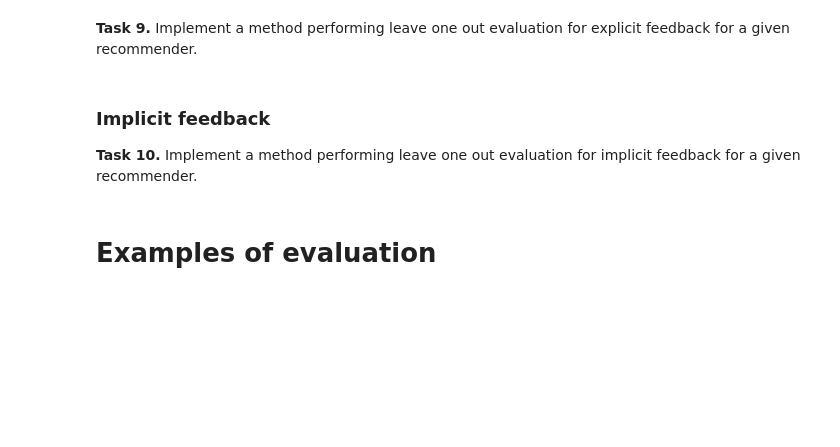
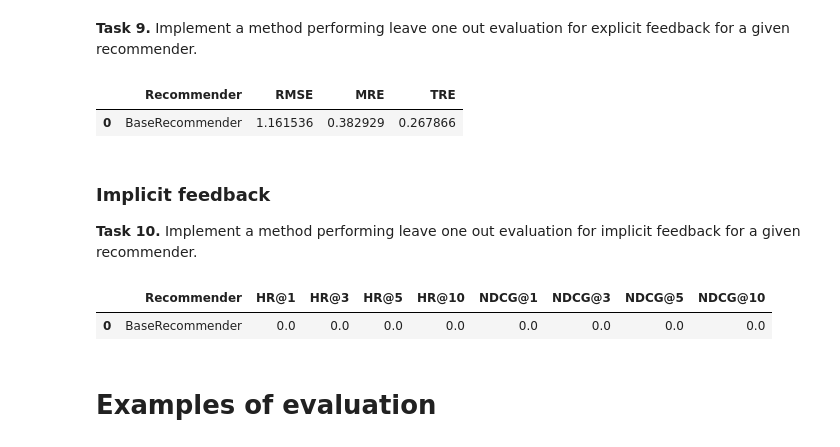
Before and after one commit to e-lawniczak/recommender-systems-class, a Jupyter notebook: class_03_evaluation_and_testing.ipynb, the cells around one changed output. Saved outputs shown, nothing was run; the diff lists cells and outputs as text; code cells hidden in the pictures; blank space fills up the shorter version.

```diff
--- a/class_03_evaluation_and_testing.ipynb
+++ b/class_03_evaluation_and_testing.ipynb
@@ -516,8 +683,33 @@ display(HTML(results.to_html()))
 # %%
 def evaluate_leave_one_out_explicit(recommender, interactions_df, items_df, max_evals=300, seed=6789):
     # Write your code here
+    rng = np.random.RandomState(seed=seed)
 
-    return rmse(r_pred, r_real), mre(r_pred, r_real), tre(r_pred, r_real)
+    kf = KFold(n_splits=len(interactions_df), random_state=rng, shuffle=True)
+
+    pred = []
+    real = []
+    n_eval = 1
+    for train_index, test_index in kf.split(interactions_df.index):
+        train_set = interactions_df.loc[interactions_df.index[train_index]]
+        test_set = interactions_df.loc[interactions_df.index[test_index]]
+
+        recommender.fit(train_set, None, items_df)
+        recommendations = recommender.recommend(test_set.loc[:, ['user_id']],
+                                                items_df.loc[items_df['item_id'] == test_set.iloc[0]['item_id']])
+
+        pred.append(recommendations.iloc[0]['score'])
+        real.append(test_set.iloc[0]['rating'])
+
+        if n_eval == max_evals:
+            break
+        n_eval += 1
+
+    pred = np.array(pred)
+    real = np.array(real)
+
+
+    return rmse(pred, real), mre(pred, real), tre(pred, real)
 
 recommender = Recommender()
 
@@ -528,6 +720,9 @@ results = pd.DataFrame(results,
                        columns=['Recommender', 'RMSE', 'MRE', 'TRE'])
 
 display(HTML(results.to_html()))
+# %% [output]
+|  | Recommender | RMSE | MRE | TRE |
+| 0 | BaseRecommender | 1.161536 | 0.382929 | 0.267866 |
 # %% [markdown]
 ### Implicit feedback
 
@@ -535,18 +730,62 @@ display(HTML(results.to_html()))
 # %%
 def evaluate_leave_one_out_implicit(recommender, interactions_df, items_df, max_evals=300, seed=6789):
     # Write your code here
+    kf = KFold(n_splits=len(interactions_df), random_state=rng, shuffle=True)
+
+    hr_1 = []
+    hr_3 = []
+    hr_5 = []
+    hr_10 = []
+    ndcg_1 = []
+    ndcg_3 = []
+    ndcg_5 = []
+    ndcg_10 = []
+
+
+    n_eval = 1
+    for train_index, test_index in kf.split(interactions_df.index):
+        train_set = interactions_df.loc[interactions_df.index[train_index]]
+        test_set = interactions_df.loc[interactions_df.index[test_index]]
+
+        recommender.fit(train_set, None, items_df)
+        recommendations = recommender.recommend(test_set.loc[:, ['user_id']], items_df, n_recommendations=10)
+
+        hr_1.append(hr(recommendations, test_set, n=1))
+        hr_3.append(hr(recommendations, test_set, n=3))
+        hr_5.append(hr(recommendations, test_set, n=5))
+        hr_10.append(hr(recommendations, test_set, n=10))
+        ndcg_1.append(ndcg(recommendations, test_set, n=1))
+        ndcg_3.append(ndcg(recommendations, test_set, n=3))
+        ndcg_5.append(ndcg(recommendations, test_set, n=5))
+        ndcg_10.append(ndcg(recommendations, test_set, n=10))
+
+        if n_eval == max_evals:
+            break
+        n_eval += 1
+
+    hr_1 = np.mean(hr_1)
+    hr_3 = np.mean(hr_3)
+    hr_5 = np.mean(hr_5)
+    hr_10 = np.mean(hr_10)
+    ndcg_1 = np.mean(ndcg_1)
+    ndcg_3 = np.mean(ndcg_3)
+    ndcg_5 = np.mean(ndcg_5)
+    ndcg_10 = np.mean(ndcg_10)
 
     return hr_1, hr_3, hr_5, hr_10, ndcg_1, ndcg_3, ndcg_5, ndcg_10
 
 recommender = Recommender()
 
 results = [['BaseRecommender'] + list(evaluate_leave_one_out_implicit(
     recommender, ml_ratings_df.loc[:, ['user_id', 'item_id']], ml_movies_df))]
 
 results = pd.DataFrame(results,
                        columns=['Recommender', 'HR@1', 'HR@3', 'HR@5', 'HR@10', 'NDCG@1', 'NDCG@3', 'NDCG@5', 'NDCG@10'])
 
 display(HTML(results.to_html()))
+# %% [output]
+|  | Recommender | HR@1 | HR@3 | HR@5 | HR@10 | NDCG@1 | NDCG@3 | NDCG@5 | NDCG@10 |
+| 0 | BaseRecommender | 0.0 | 0.0 | 0.0 | 0.0 | 0.0 | 0.0 | 0.0 | 0.0 |
 # %% [markdown]
 # Examples of evaluation
 # %% [markdown]
```
Also changed, not shown: parts of 8 cells of this notebook, 2 other files.
